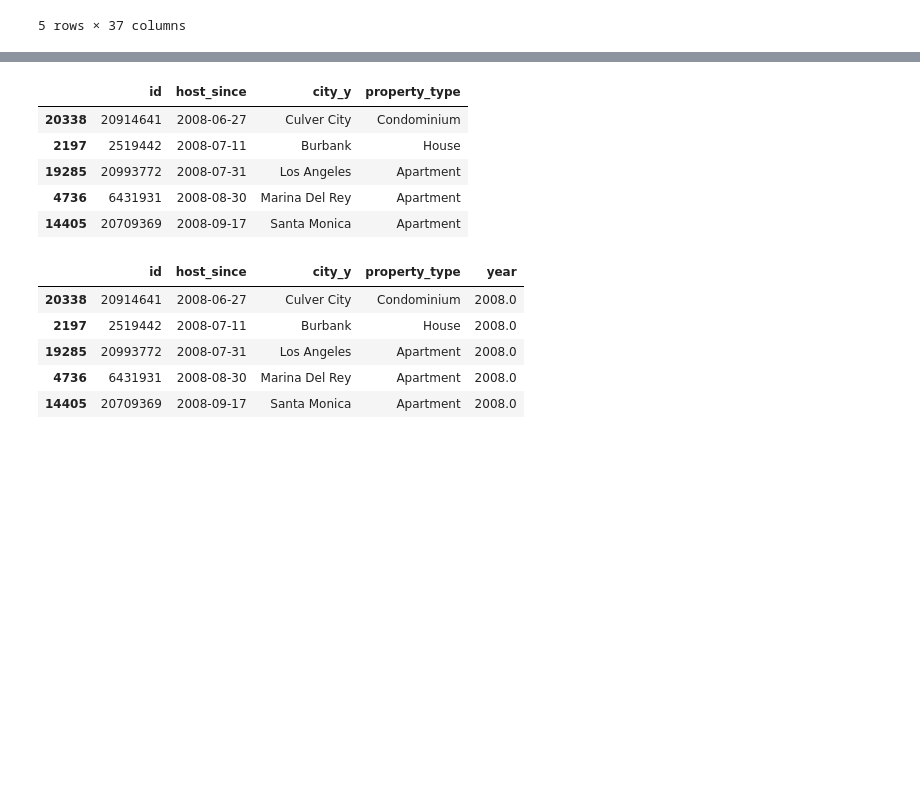
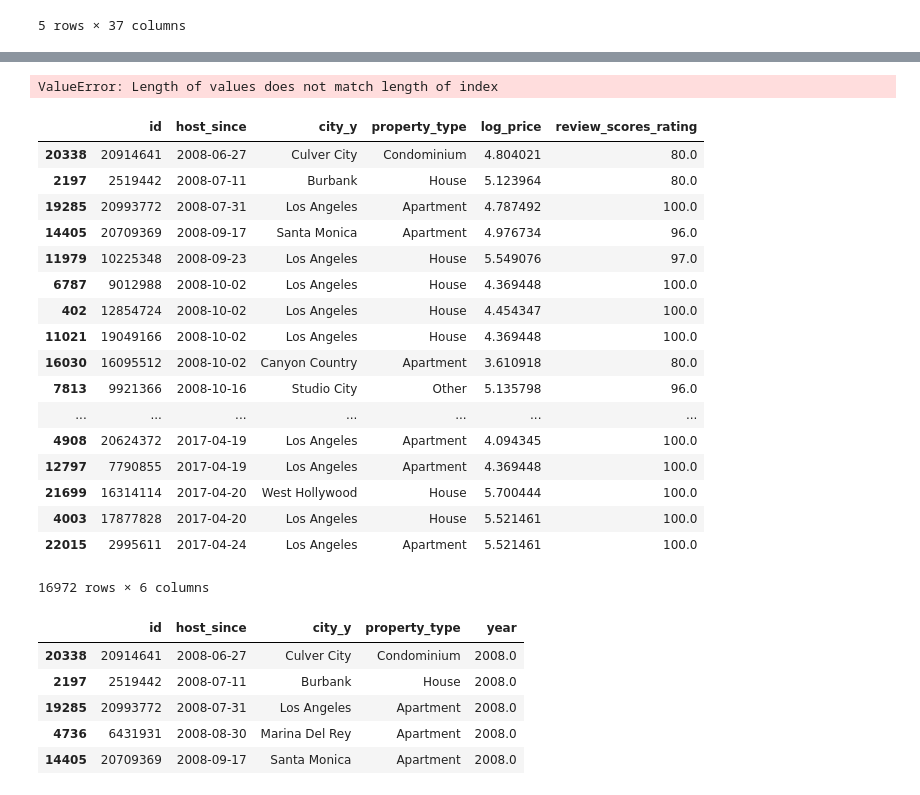
Before and after one commit to shaun-huang/LA-Airbnb, a Jupyter notebook: listings_ac.ipynb, the cells around one changed output, grey strips where cells are left out. Cells and saved outputs as stored; diff of their text form; code cells hidden in the pictures; blank space fills up the shorter version.

```diff
--- a/listings_ac.ipynb
+++ b/listings_ac.ipynb
@@ -28,6 +28,7 @@ data.head()
 5 rows × 37 columns
 # %%
 # GroupBy Host timestamp and City and and Property type
-host_listings= data[["id","host_since","city_y","property_type"]]
-host_listings.head()
+host_listings= data[["id","host_since","city_y","property_type","log_price","review_scores_rating"]]
+citydf=host_listings.dropna()
+citydf
 # %% [output]
@@ -40,14 +75,30 @@ host_listings.head()
+# %%
+citydf['year']=pd.DatetimeIndex(dates['host_since']).year
+# %% [output]
+ValueError: Length of values does not match length of index
 # %%
 #Place dates in the ascending order
 dates=host_listings.sort_values('host_since',ascending=True)
-dates.dropna().head()
+dates.dropna()
 # %% [output]
-|  | id | host_since | city_y | property_type |
-| 20338 | 20914641 | 2008-06-27 | Culver City | Condominium |
-| 2197 | 2519442 | 2008-07-11 | Burbank | House |
-| 19285 | 20993772 | 2008-07-31 | Los Angeles | Apartment |
-| 4736 | 6431931 | 2008-08-30 | Marina Del Rey | Apartment |
-| 14405 | 20709369 | 2008-09-17 | Santa Monica | Apartment |
+|  | id | host_since | city_y | property_type | log_price | review_scores_rating |
+| 20338 | 20914641 | 2008-06-27 | Culver City | Condominium | 4.804021 | 80.0 |
+| 2197 | 2519442 | 2008-07-11 | Burbank | House | 5.123964 | 80.0 |
+| 19285 | 20993772 | 2008-07-31 | Los Angeles | Apartment | 4.787492 | 100.0 |
+| 14405 | 20709369 | 2008-09-17 | Santa Monica | Apartment | 4.976734 | 96.0 |
+| 11979 | 10225348 | 2008-09-23 | Los Angeles | House | 5.549076 | 97.0 |
+| 6787 | 9012988 | 2008-10-02 | Los Angeles | House | 4.369448 | 100.0 |
+| 402 | 12854724 | 2008-10-02 | Los Angeles | House | 4.454347 | 100.0 |
+| 11021 | 19049166 | 2008-10-02 | Los Angeles | House | 4.369448 | 100.0 |
+| 16030 | 16095512 | 2008-10-02 | Canyon Country | Apartment | 3.610918 | 80.0 |
+| 7813 | 9921366 | 2008-10-16 | Studio City | Other | 5.135798 | 96.0 |
+| ... | ... | ... | ... | ... | ... | ... |
+| 4908 | 20624372 | 2017-04-19 | Los Angeles | Apartment | 4.094345 | 100.0 |
+| 12797 | 7790855 | 2017-04-19 | Los Angeles | Apartment | 4.369448 | 100.0 |
+| 21699 | 16314114 | 2017-04-20 | West Hollywood | House | 5.700444 | 100.0 |
+| 4003 | 17877828 | 2017-04-20 | Los Angeles | House | 5.521461 | 100.0 |
+| 22015 | 2995611 | 2017-04-24 | Los Angeles | Apartment | 5.521461 | 100.0 |
+16972 rows × 6 columns
 # %%
 #Creating new column year to track total # of years
 dates['year']=pd.DatetimeIndex(dates['host_since']).year
```
Also changed, not shown: parts of 5 cells of this notebook, 18 other files.
